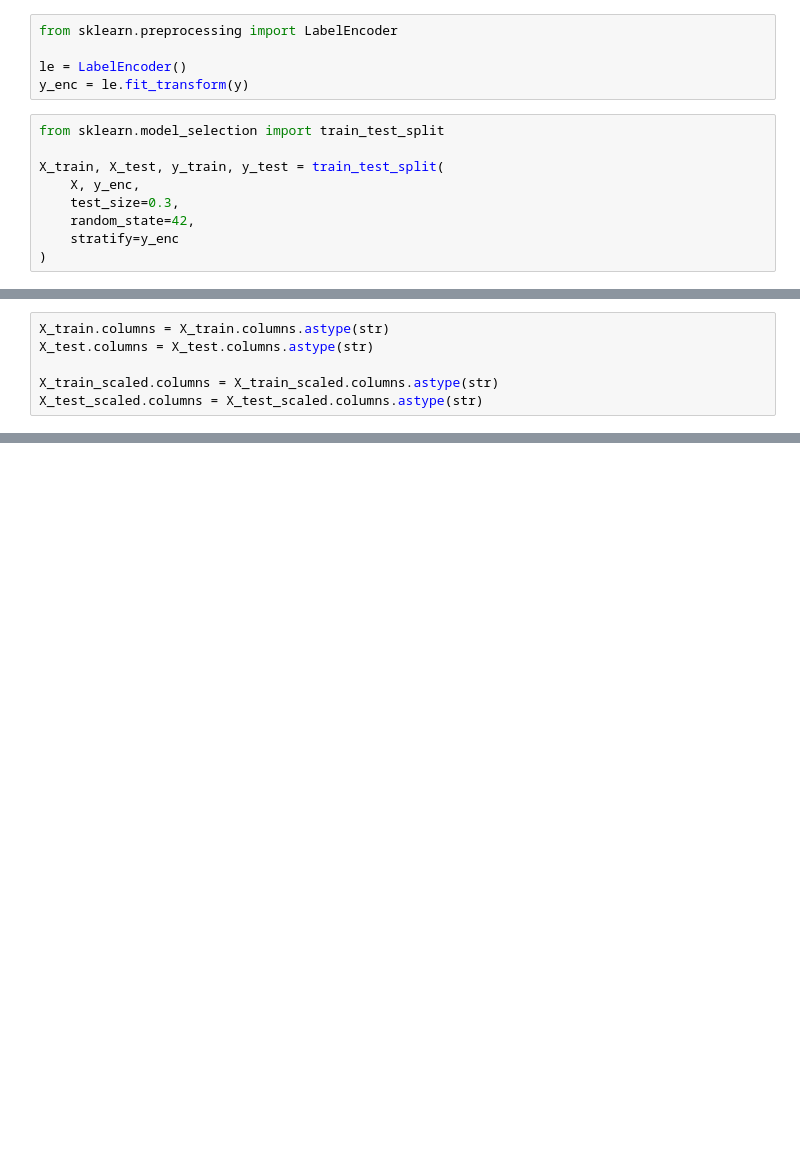
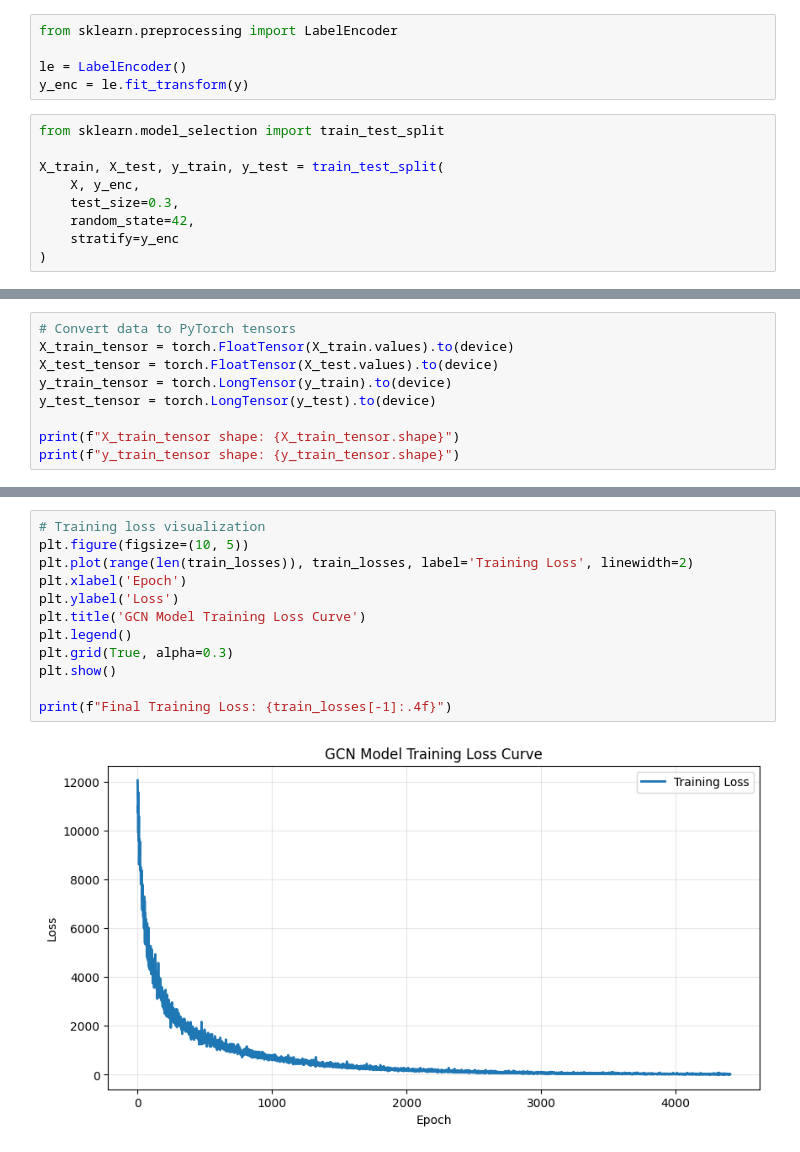
Before and after one commit to rakuzai/alcr-2026, a Jupyter notebook: code/notebook/main.ipynb, the cells around one changed output, grey strips where cells are left out. Saved outputs shown, nothing was run; the diff lists cells and outputs as text; blank space fills up the shorter version.

```diff
--- a/code/notebook/main.ipynb
+++ b/code/notebook/main.ipynb
@@ -497,6 +391,0 @@ X_test_scaled['cluster_id'] = X_test_cluster
-# %%
-X_train.columns = X_train.columns.astype(str)
-X_test.columns = X_test.columns.astype(str)
-
-X_train_scaled.columns = X_train_scaled.columns.astype(str)
-X_test_scaled.columns = X_test_scaled.columns.astype(str)
@@ -600,0 +414,9 @@ plt.show()
+# %%
+# Convert data to PyTorch tensors
+X_train_tensor = torch.FloatTensor(X_train.values).to(device)
+X_test_tensor = torch.FloatTensor(X_test.values).to(device)
+y_train_tensor = torch.LongTensor(y_train).to(device)
+y_test_tensor = torch.LongTensor(y_test).to(device)
+
+print(f"X_train_tensor shape: {X_train_tensor.shape}")
+print(f"y_train_tensor shape: {y_train_tensor.shape}")
@@ -600,0 +677,14 @@ plt.show()
+# %%
+# Training loss visualization
+plt.figure(figsize=(10, 5))
+plt.plot(range(len(train_losses)), train_losses, label='Training Loss', linewidth=2)
+plt.xlabel('Epoch')
+plt.ylabel('Loss')
+plt.title('GCN Model Training Loss Curve')
+plt.legend()
+plt.grid(True, alpha=0.3)
+plt.show()
+
+print(f"Final Training Loss: {train_losses[-1]:.4f}")
+# %% [output]
+[figure, added]
```
Also changed, not shown: parts of 23 cells of this notebook.
